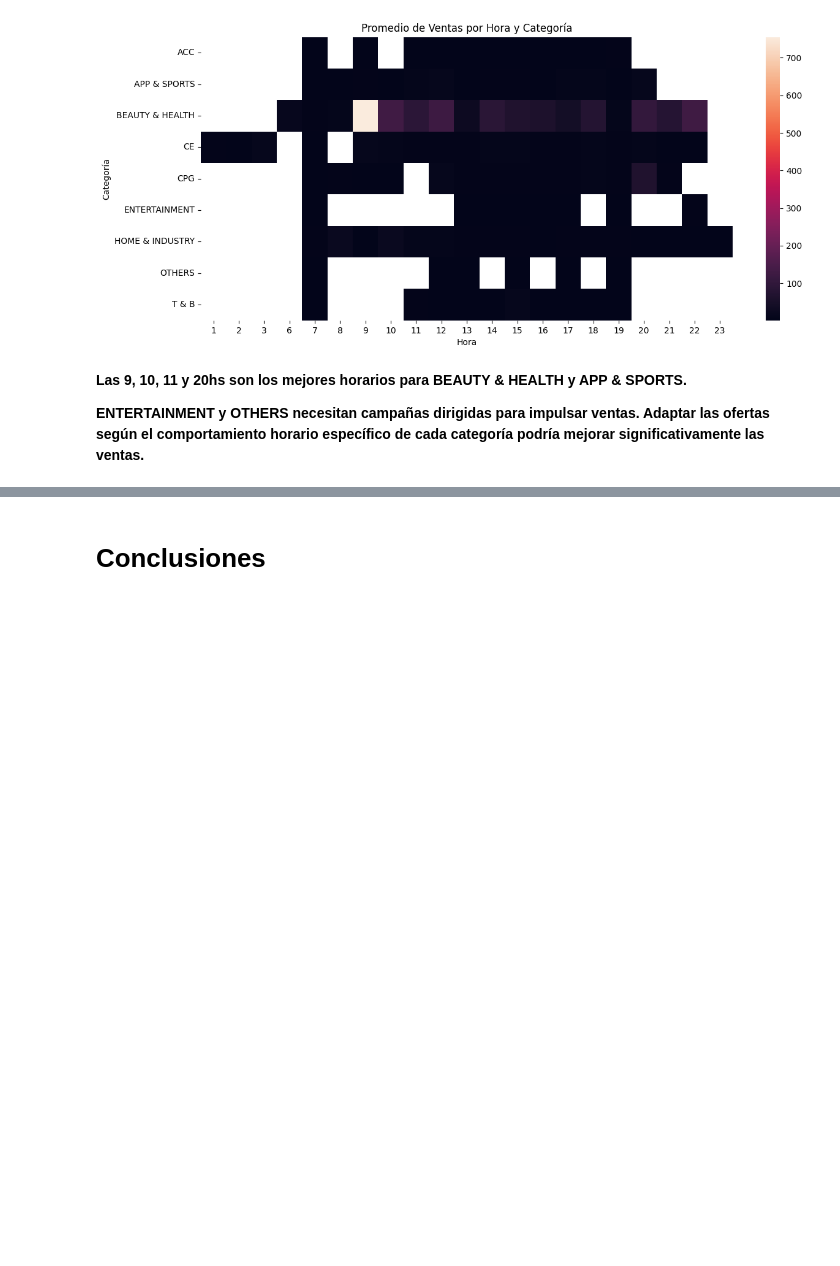
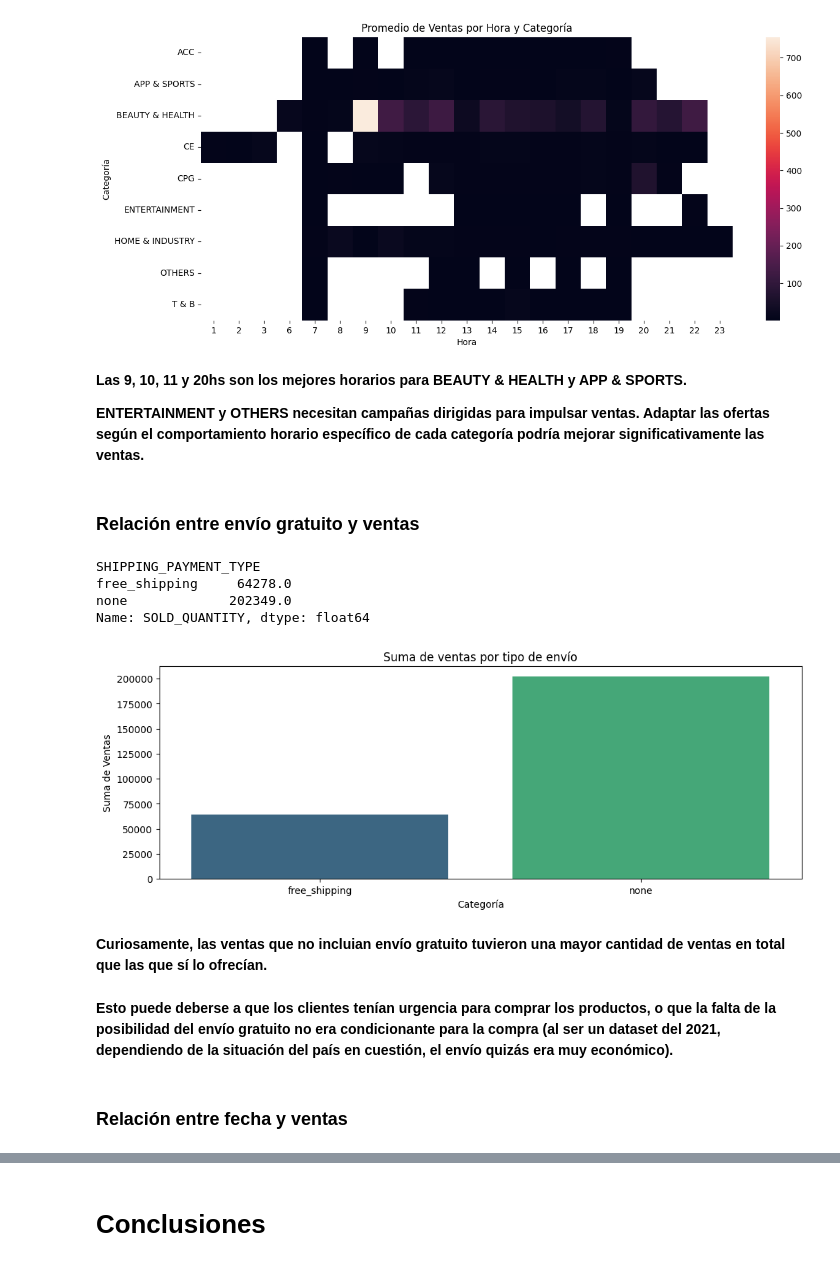
Before and after one commit to plijtmaer/ds-de-challenge, a Jupyter notebook: Notebooks/eda.ipynb, the cells around one changed output, grey strips where cells are left out. Saved outputs shown, nothing was run; the diff lists cells and outputs as text; code cells hidden in the pictures; blank space fills up the shorter version.

```diff
--- a/Notebooks/eda.ipynb
+++ b/Notebooks/eda.ipynb
@@ -1328,3 +1330,28 @@ plt.ylabel("Categoría");
 **Las 9, 10, 11 y 20hs son los mejores horarios para BEAUTY & HEALTH y APP & SPORTS.**
 
 **ENTERTAINMENT y OTHERS necesitan campañas dirigidas para impulsar ventas. Adaptar las ofertas según el comportamiento horario específico de cada categoría podría mejorar significativamente las ventas.**
+# %% [markdown]
+### Relación entre envío gratuito y ventas
+# %%
+shipping_ventas = df.groupby("SHIPPING_PAYMENT_TYPE")["SOLD_QUANTITY"].sum()
+shipping_ventas
+# %% [output]
+SHIPPING_PAYMENT_TYPE
+free_shipping     64278.0
+none             202349.0
+Name: SOLD_QUANTITY, dtype: float64
+# %%
+# Graficar relación entre vertical y ventas
+plt.figure(figsize=(12, 4))
+sns.barplot(x=shipping_ventas.index, y=shipping_ventas.values, palette="viridis")
+plt.title("Suma de ventas por tipo de envío")
+plt.xlabel("Categoría")
+plt.ylabel("Suma de Ventas");
+# %% [output]
+[figure, added]
+# %% [markdown]
+**Curiosamente, las ventas que no incluian envío gratuito tuvieron una mayor cantidad de ventas en total que las que sí lo ofrecían.**
+# %% [markdown]
+**Esto puede deberse a que los clientes tenían urgencia para comprar los productos, o que la falta de la posibilidad del envío gratuito no era condicionante para la compra (al ser un dataset del 2021, dependiendo de la situación del país en cuestión, el envío quizás era muy económico).**
+# %% [markdown]
+### Relación entre fecha y ventas
```
Also changed, not shown: parts of 9 cells of this notebook.
